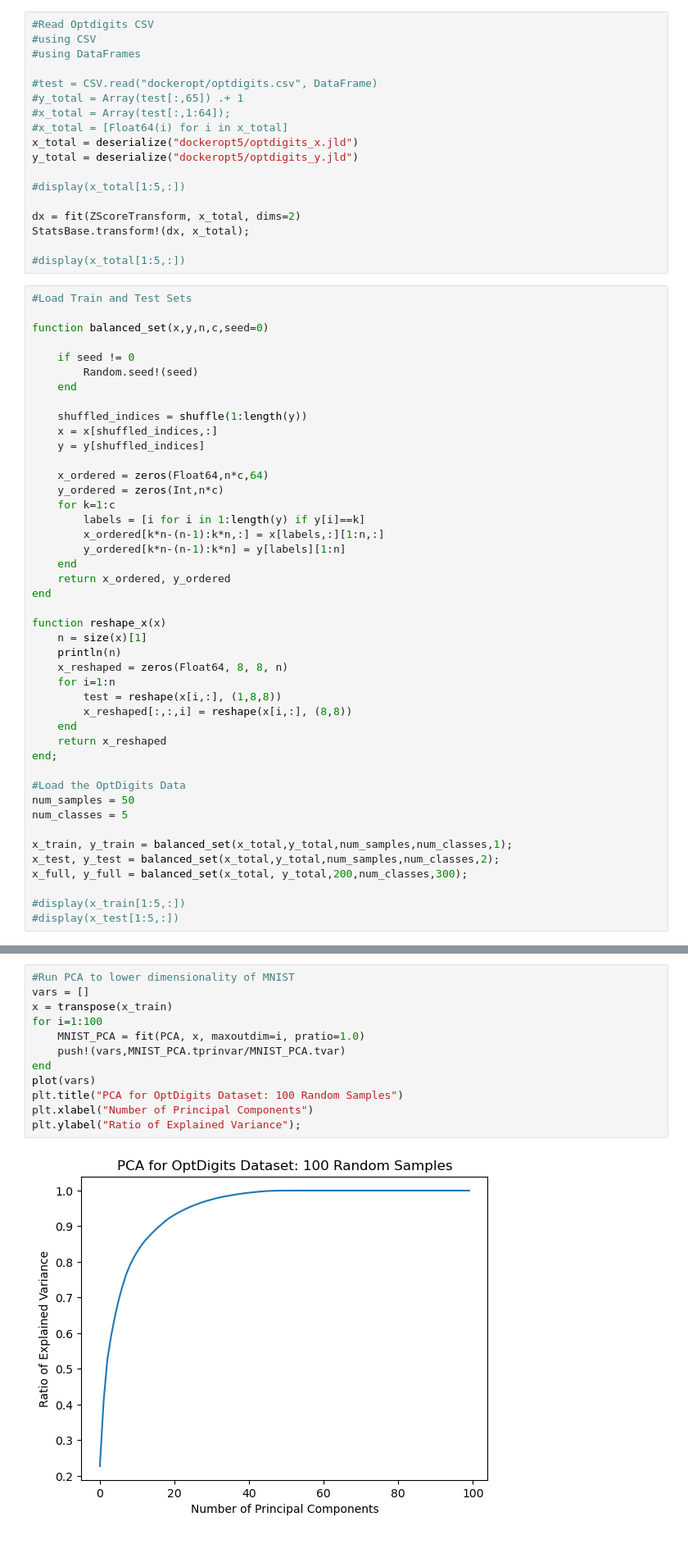
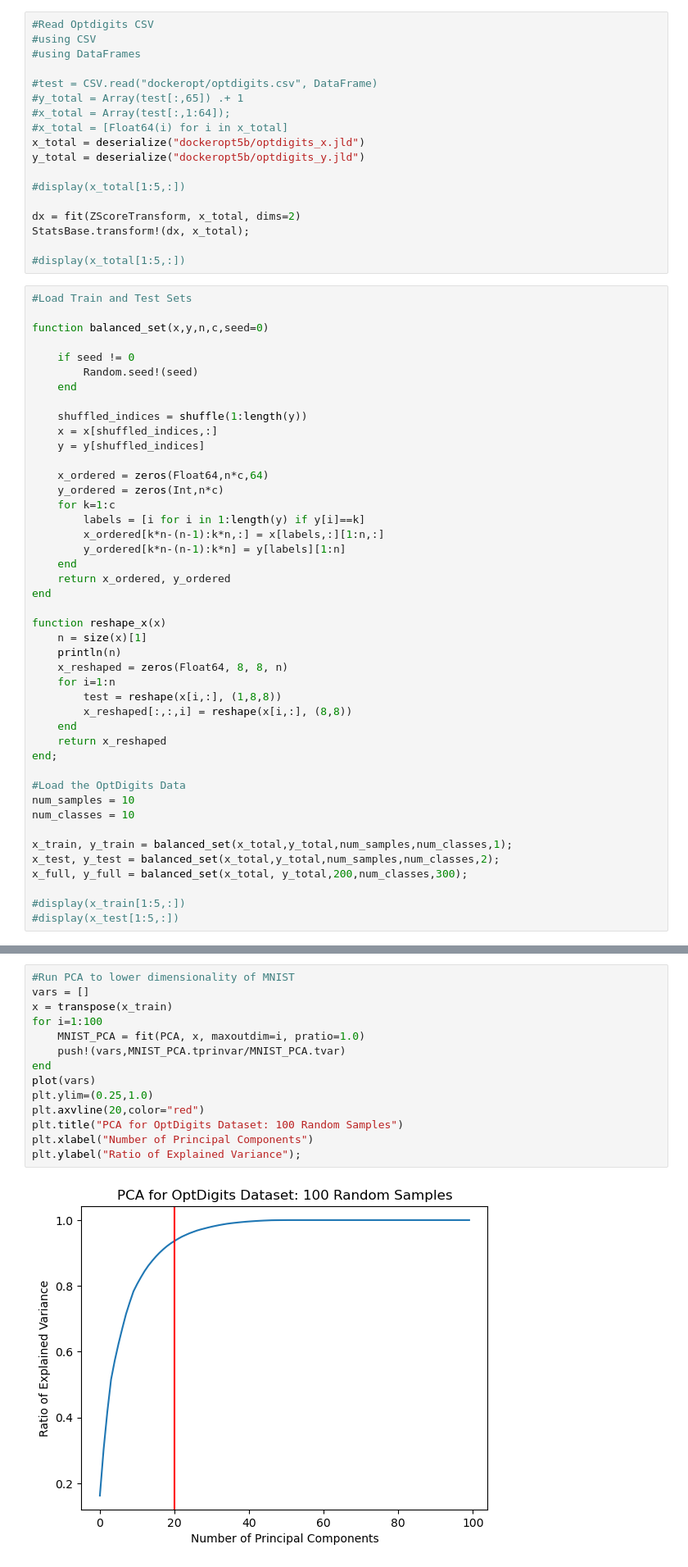
Before and after one commit to jberezow/OptDigits, a Jupyter notebook: Thesis-OptDigits.ipynb, the cells around one changed output, grey strips where cells are left out. Shown at 82% size. Drawn from its saved outputs; the diff is of its cells as text.

```diff
--- a/Thesis-OptDigits.ipynb
+++ b/Thesis-OptDigits.ipynb
@@ -27,8 +27,8 @@ include("dockeropt5/NUTS.jl");
 #y_total = Array(test[:,65]) .+ 1
 #x_total = Array(test[:,1:64]);
 #x_total = [Float64(i) for i in x_total]
-x_total = deserialize("dockeropt5/optdigits_x.jld")
-y_total = deserialize("dockeropt5/optdigits_y.jld")
+x_total = deserialize("dockeropt5b/optdigits_x.jld")
+y_total = deserialize("dockeropt5b/optdigits_y.jld")
 
 #display(x_total[1:5,:])
 
@@ -71,8 +71,8 @@ function reshape_x(x)
 end;
 
 #Load the OptDigits Data
-num_samples = 50
-num_classes = 5
+num_samples = 10
+num_classes = 10
 
 x_train, y_train = balanced_set(x_total,y_total,num_samples,num_classes,1);
 x_test, y_test = balanced_set(x_total,y_total,num_samples,num_classes,2);
@@ -111,17 +117,19 @@ tight_layout(w_pad=-1, h_pad=-1, pad=-0.5);
 # %%
 #Run PCA to lower dimensionality of MNIST
 vars = []
 x = transpose(x_train)
 for i=1:100
     MNIST_PCA = fit(PCA, x, maxoutdim=i, pratio=1.0)
     push!(vars,MNIST_PCA.tprinvar/MNIST_PCA.tvar)
 end
 plot(vars)
+plt.ylim=(0.25,1.0)
+plt.axvline(20,color="red")
 plt.title("PCA for OptDigits Dataset: 100 Random Samples")
 plt.xlabel("Number of Principal Components")
 plt.ylabel("Ratio of Explained Variance");
 # %% [output]
-[figure, old version]
+[figure, new version]
 # %%
 #Get PCA Transform for x
 dims = 20
```
Also changed, not shown: parts of 3 cells of this notebook, 4 other files.
